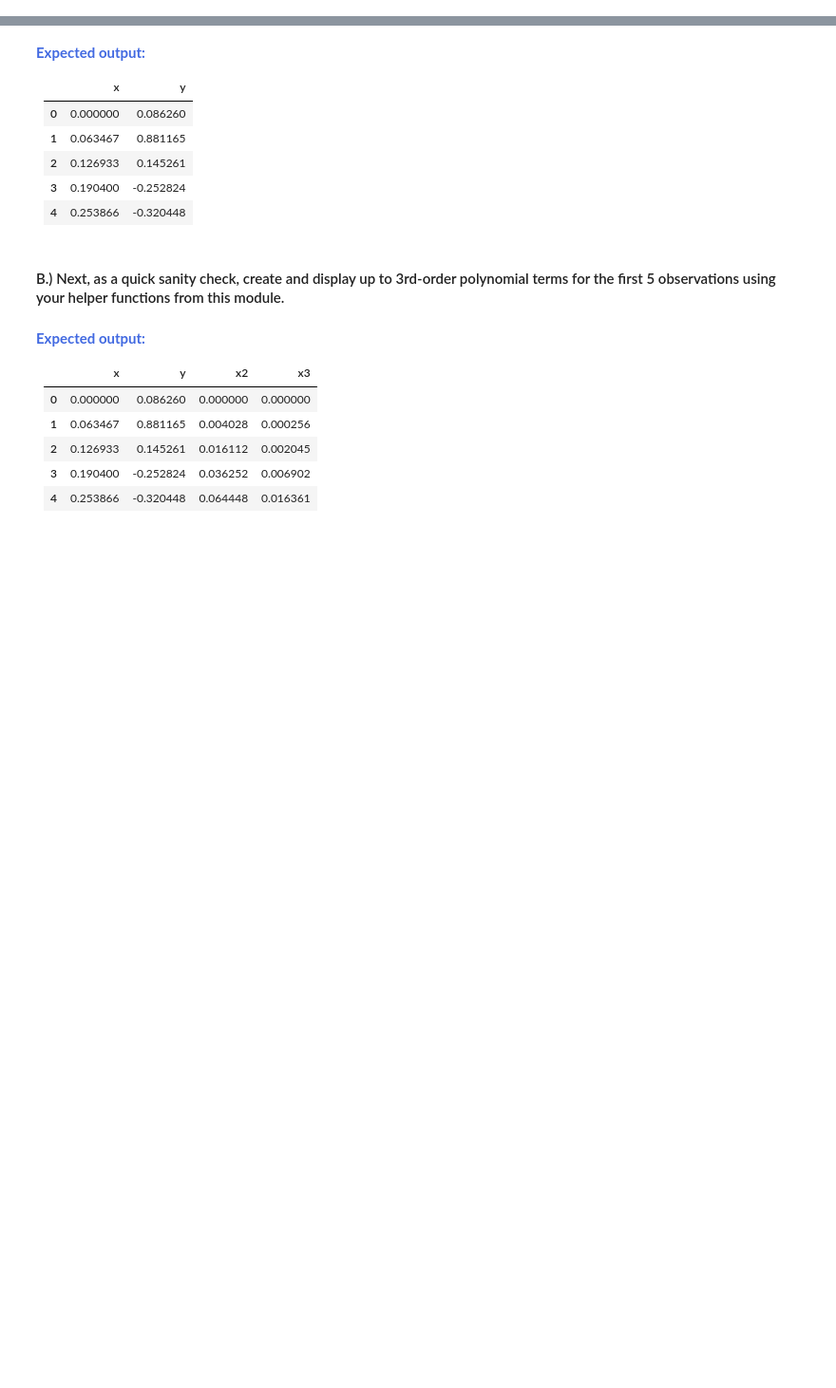
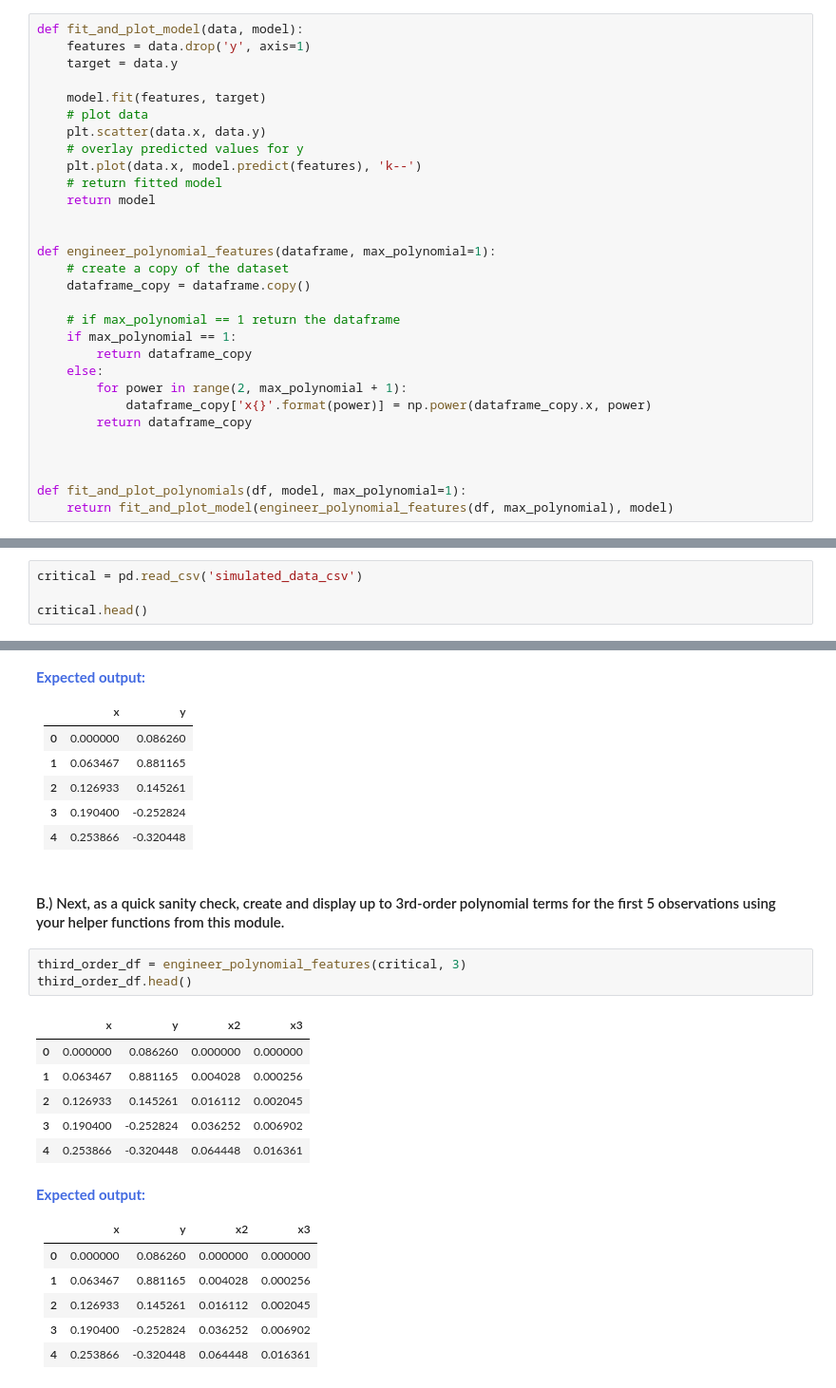
Before and after one commit to tundeiness/How_the_World_Works, a Jupyter notebook: 5 - Workbook - The Final Arbiter.ipynb, the cells around one changed output, grey strips where cells are left out. Shown: that part at 95% size. Saved outputs shown, nothing was run; the diff lists cells and outputs as text; blank space fills up the shorter version.

```diff
--- a/5 - Workbook - The Final Arbiter.ipynb
+++ b/5 - Workbook - The Final Arbiter.ipynb
@@ -204,9 +376,43 @@ Complete each of the following exercises.
 * <code>fit_and_plot_model()</code>
 * <code>engineer_polynomial_features()</code>
 * (the new) <code>fit_and_plot_polynomial_model()</code>
+# %%
+def fit_and_plot_model(data, model):
+    features = data.drop('y', axis=1)
+    target = data.y
+
+    model.fit(features, target)
+    # plot data
+    plt.scatter(data.x, data.y)
+    # overlay predicted values for y
+    plt.plot(data.x, model.predict(features), 'k--')
+    # return fitted model
+    return model
+
+
+def engineer_polynomial_features(dataframe, max_polynomial=1):
+    # create a copy of the dataset
+    dataframe_copy = dataframe.copy()
+
+    # if max_polynomial == 1 return the dataframe
+    if max_polynomial == 1:
+        return dataframe_copy
+    else:
+        for power in range(2, max_polynomial + 1):
+            dataframe_copy['x{}'.format(power)] = np.power(dataframe_copy.x, power)
+        return dataframe_copy
+
+
+
+def fit_and_plot_polynomials(df, model, max_polynomial=1):
+    return fit_and_plot_model(engineer_polynomial_features(df, max_polynomial), model)
 # %% [markdown]
 ## <span style="color:RoyalBlue">Exercise 5.1 - Coding Section Checkpoint</span>
 
 Before moving on, it's imperative that you've been following along the online Coding Section of this module. Those are core to each module and often contain **mission-critical code**, which means that the following modules REQUIRE you to have run that code.
 
 #### A.) Import <code>'simulated_data.csv'</code> and display the first 5 observations.
+# %%
+critical = pd.read_csv('simulated_data_csv')
+
+critical.head()
@@ -250,6 +463,16 @@ Before moving on, it's imperative that you've been following along the online Co
 </table>
 # %% [markdown]
 #### B.) Next, as a quick sanity check, create and display up to 3rd-order polynomial terms for the first 5 observations using your helper functions from this module.
+# %%
+third_order_df = engineer_polynomial_features(critical, 3)
+third_order_df.head()
+# %% [output]
+|  | x | y | x2 | x3 |
+| 0 | 0.000000 | 0.086260 | 0.000000 | 0.000000 |
+| 1 | 0.063467 | 0.881165 | 0.004028 | 0.000256 |
+| 2 | 0.126933 | 0.145261 | 0.016112 | 0.002045 |
+| 3 | 0.190400 | -0.252824 | 0.036252 | 0.006902 |
+| 4 | 0.253866 | -0.320448 | 0.064448 | 0.016361 |
 # %% [markdown]
 <strong style="color:RoyalBlue">Expected output:</strong>
 <table border="1" class="dataframe">
```
Also changed, not shown: parts of 18 cells of this notebook.
